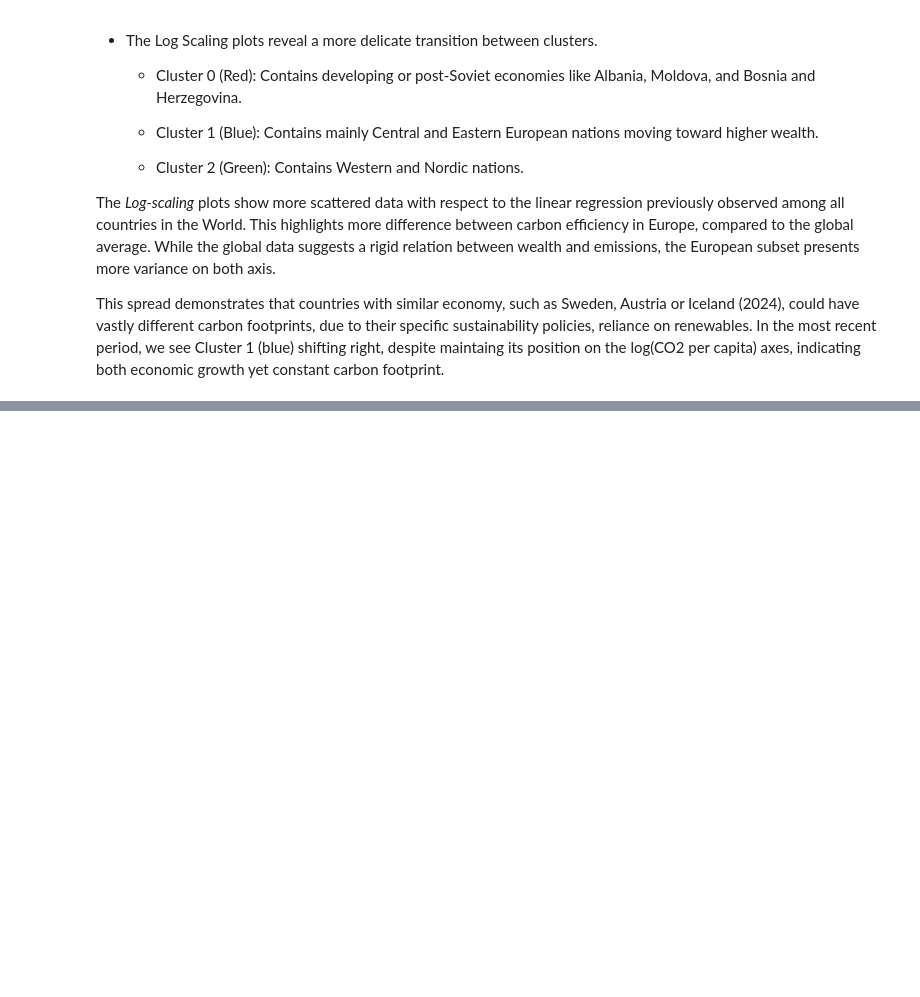
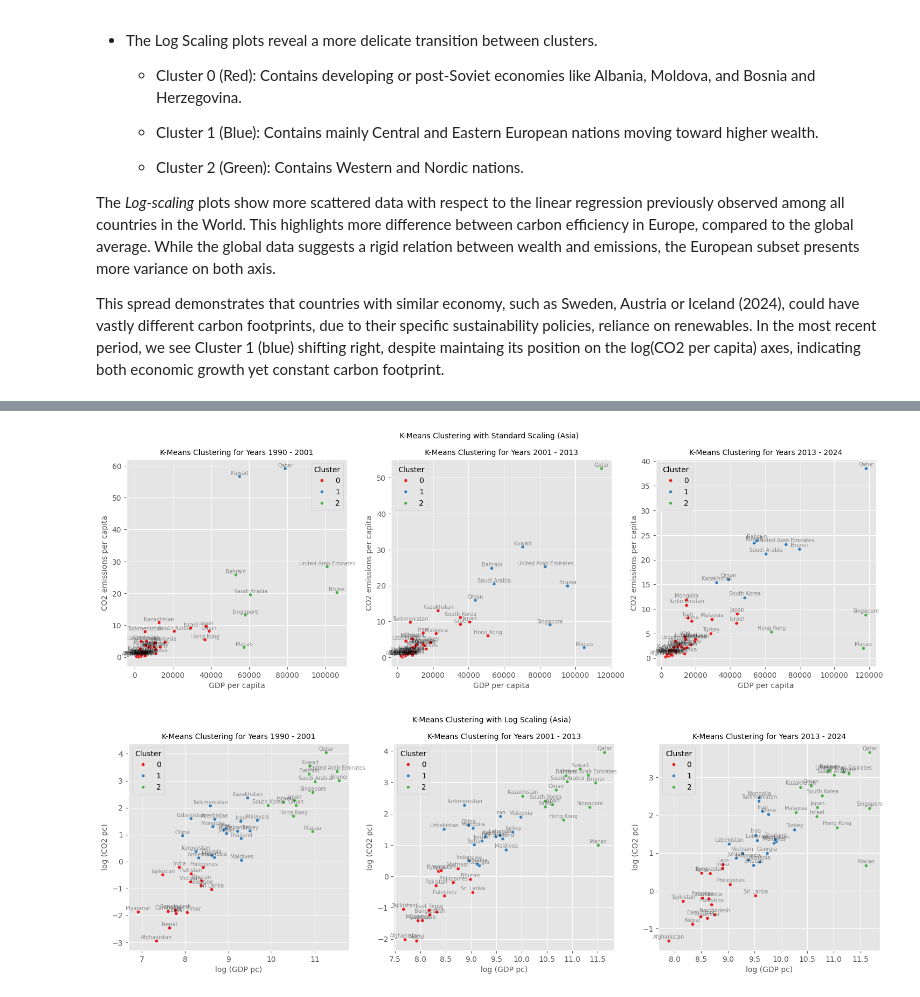
Before and after one commit to martinadep/co2_emissions_data_mining, a Jupyter notebook: notebooks/2_K-Means.ipynb, the cells around one changed output, grey strips where cells are left out. Cells and saved outputs as stored; diff of their text form; code cells hidden in the pictures; blank space fills up the shorter version.

```diff
--- a/notebooks/2_K-Means.ipynb
+++ b/notebooks/2_K-Means.ipynb
@@ -436,0 +449,5 @@ In the most recent period, we see Cluster 1 (blue) shifting right, despite maint
+# %%
+kmeans_cluster_continent('Asia', num_clusters=3)
+# %% [output]
+[figure, added]
+[figure, added]
```
Also changed, not shown: parts of 22 cells of this notebook, 20 other files.
